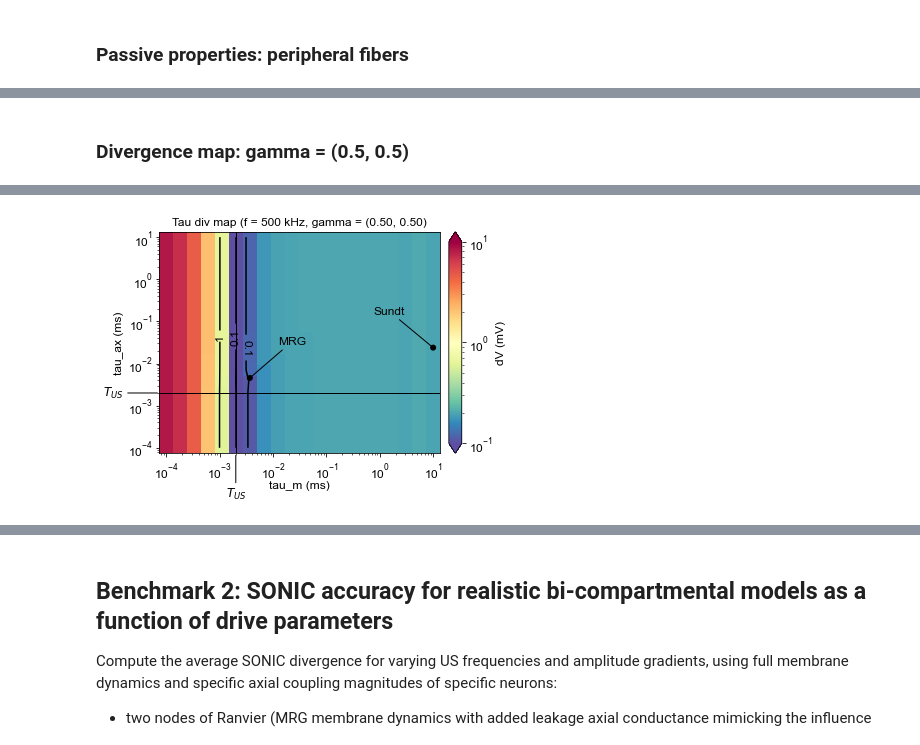
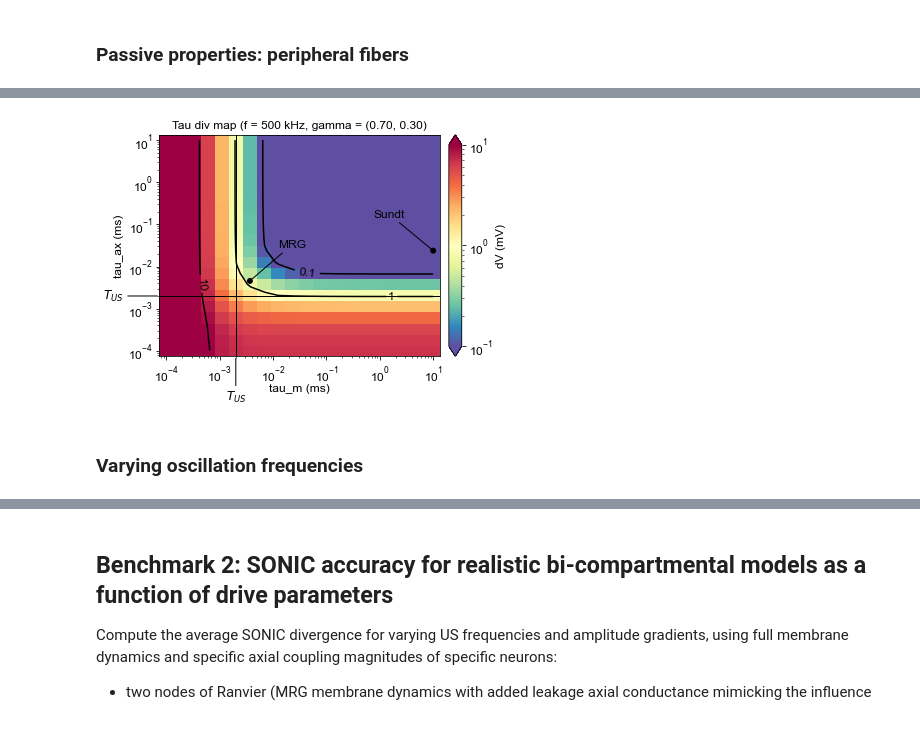
Before and after one commit to tjjlemaire/MorphoSONIC, a Jupyter notebook: notebooks/SONIC multi-comp benchmark.ipynb, the cells around one changed output, grey strips where cells are left out. Saved outputs shown, nothing was run; the diff lists cells and outputs as text; code cells hidden in the pictures.

Commit message:
implemented benchmark SONIC variants for SENN, Sundt and MRG models

```diff
--- a/notebooks/SONIC multi-comp benchmark.ipynb
+++ b/notebooks/SONIC multi-comp benchmark.ipynb
@@ -28,7 +28,9 @@ logger.setLevel(logging.INFO)
 # %%
 root = 'benchmarkData'
 nperax = 20
-f_US = 500.   # kHz
+f_US = 500.  # kHz
+A_US = 500.  # kPa
+fwhm = 1.0  # Gaussian FWHM (mm)
 freqs = np.logspace(np.log10(20.), np.log10(4000.), nperax)  # kHz
 amps = np.logspace(0, 3, 20)  # kPa
 tstop_active = 3.0  # ms
@@ -41,6 +43,8 @@ Using a 32 nm radius sonophore at 500 kHz
 bls = BilayerSonophore(32e-9, 1e-2, 0.)
 gamma_map = GammaMap(root, bls, freqs, amps)
 gamma_map.run()
+gamma_lookup = Lookup({'f': gamma_map.xvec, 'A': np.hstack(([0.], gamma_map.yvec))}, {'gamma': np.vstack([np.zeros(gamma_map.xvec.size), gamma_map.getOutput()]).T})
+#gamma_lookup.toPickle(os.path.join(root, 'gamma_lkp_bls32nm_f_US20.0kHz-4.0kkHz_20_A1.0kPa-1.0kkPa_20.lkp'))
 fig = gamma_map.render()
 figs['gamma_map'] = fig
 # %% [output]
@@ -128,0 +135,18 @@ fibers = {
+# %%
+def getGammaDist(fiber, source, key='node'):
+    amps = source.computeDistributedAmps(fiber)[key] * 1e-3  # kPa
+    return gamma_lookup.project('f', f_US).interpVar1D(amps, 'gamma')
+
+def getMaxPair(x, criterion='average'):
+    imax =  {
+        'average': np.nanargmax(x[1:] + x[:-1]),
+        'gradient': np.nanargmax(np.diff(np.abs(x)))
+    }[criterion]
+    return np.sort(x[imax:imax + 2])[::-1]
+
+gaussian_source = GaussianAcousticSource(
+    0., GaussianAcousticSource.from_FWHM(fwhm * 1e-3), f_US * 1e3, A_US * 1e3)
+sundt_gamma_dist = getGammaDist(fibers['Sundt'], gaussian_source)
+sundt_gamma_pairs = {k: getMaxPair(sundt_gamma_dist, criterion=k) for k in ['average', 'gradient']}
+for k, v in sundt_gamma_pairs.items():
+    logger.info(f'highest {k} gamma-pair: {v}')
@@ -181,6 +208,6 @@ def plotPassiveDivMap(sb, taum_range, tauax_range):
         xy_offset[1 - i] = 0.2
         ax.annotate('$T_{US}$', xy=xy, xytext=xy - xy_offset, xycoords=ax.transAxes, fontsize=12,
                     arrowprops={'facecolor': 'black', 'arrowstyle': '-'}, **{f'{k}alignment': 'center'})
-    figs[fig.canvas.get_window_title()] = fig
+    figs[divmap.corecode()] = fig
     return fig
 # %% [markdown]
@@ -219,6 +258,4 @@ Sundt model: tau_m = 1.00e+01 ms, tau_ax = 2.38e-02ms
-# %% [markdown]
-### Divergence map: gamma = (0.5, 0.5)
 # %%
-sb = SonicBenchmark(pneuron, 0., f_US, (0.5, 0.5))
+sb = SonicBenchmark(pneuron, 0., f_US, (0.7, 0.3))
 fig = plotPassiveDivMap(sb, taum_range, tauax_range)
 # %% [output]
@@ -227,3 +265,5 @@ fig = plotPassiveDivMap(sb, taum_range, tauax_range)
 MRG model: tau_m = 3.67e-03 ms, tau_ax = 4.56e-03ms
 Sundt model: tau_m = 1.00e+01 ms, tau_ax = 2.38e-02ms
-[figure, old version]
+[figure, new version]
+# %% [markdown]
+### Varying oscillation frequencies
```
Also changed, not shown: parts of 19 cells of this notebook, 36 other files.
